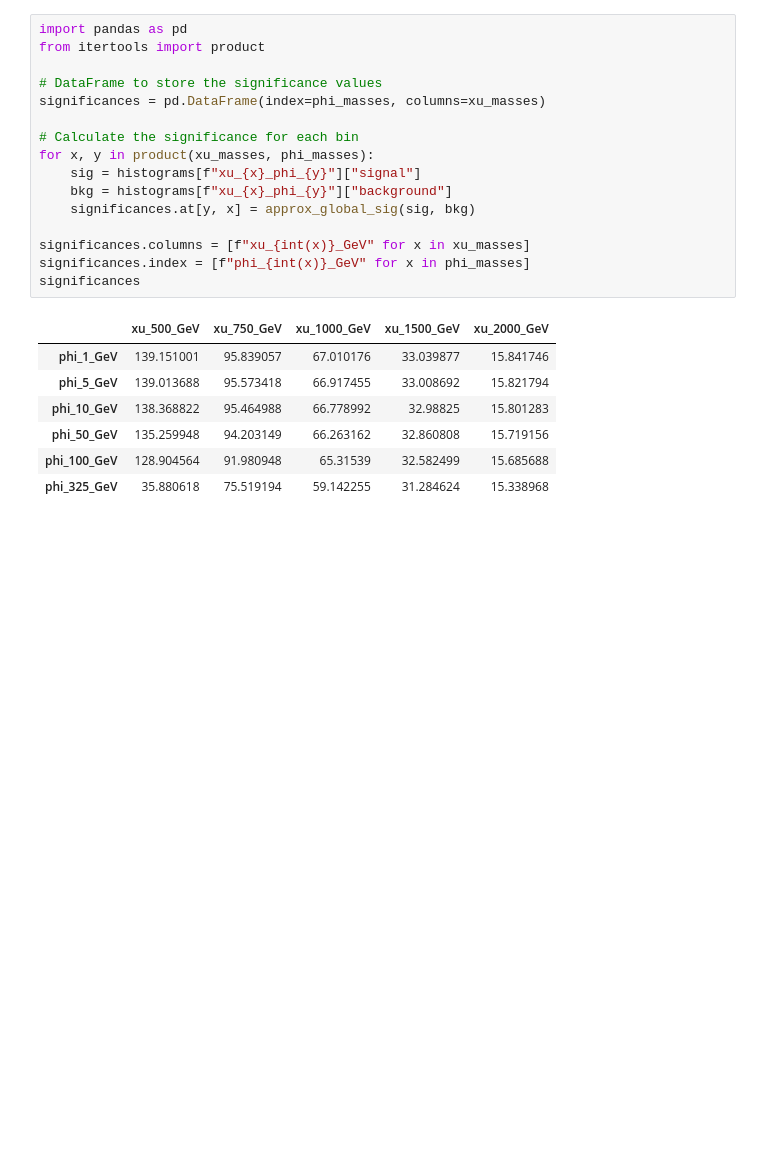
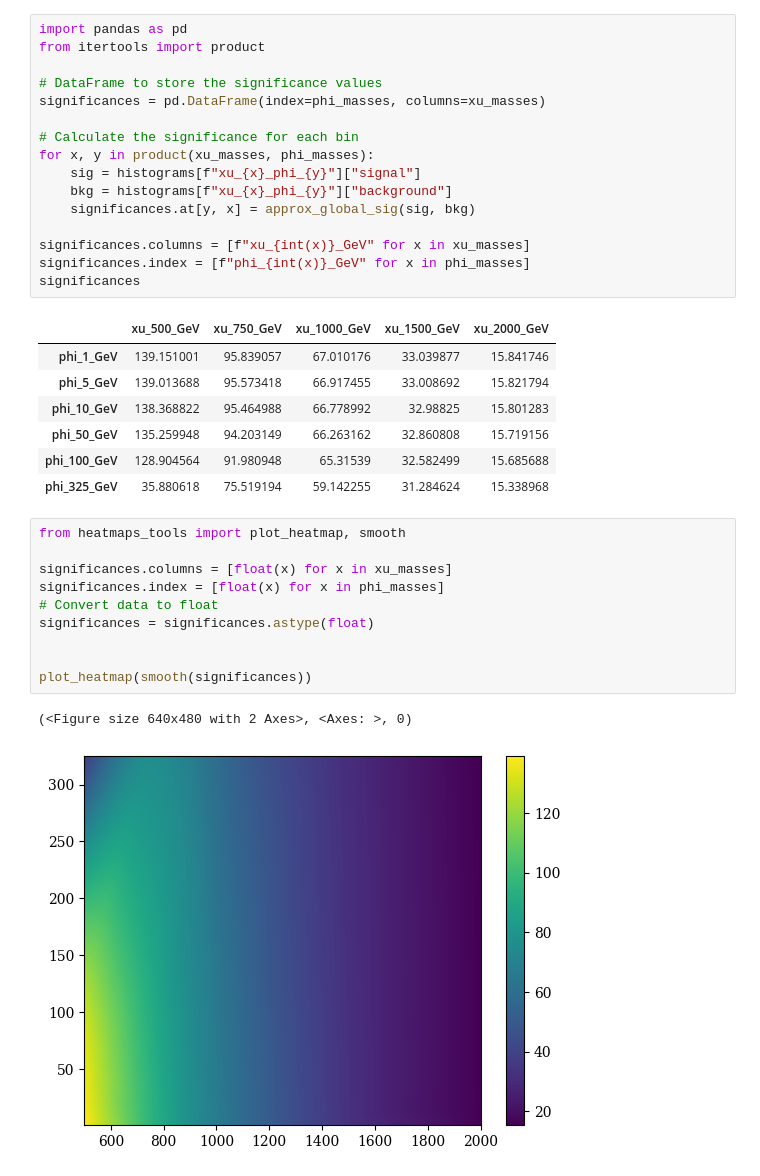
Before and after one commit to Phenomenology-group-uniandes/U1T3R_Significances, a Jupyter notebook: significances.ipynb, the cells around one changed output. Drawn from its saved outputs; the diff is of its cells as text; blank space fills up the shorter version.

Commit message:
Plot Significances

```diff
--- a/significances.ipynb
+++ b/significances.ipynb
@@ -83,3 +83,16 @@ significances
 | phi_50_GeV | 135.259948 | 94.203149 | 66.263162 | 32.860808 | 15.719156 |
 | phi_100_GeV | 128.904564 | 91.980948 | 65.31539 | 32.582499 | 15.685688 |
 | phi_325_GeV | 35.880618 | 75.519194 | 59.142255 | 31.284624 | 15.338968 |
+# %%
+from heatmaps_tools import plot_heatmap, smooth
+
+significances.columns = [float(x) for x in xu_masses]
+significances.index = [float(x) for x in phi_masses]
+# Convert data to float
+significances = significances.astype(float)
+
+
+plot_heatmap(smooth(significances))
+# %% [output]
+(<Figure size 640x480 with 2 Axes>, <Axes: >, 0)
+[figure, added]
```
Also changed, not shown: 2 other files.
